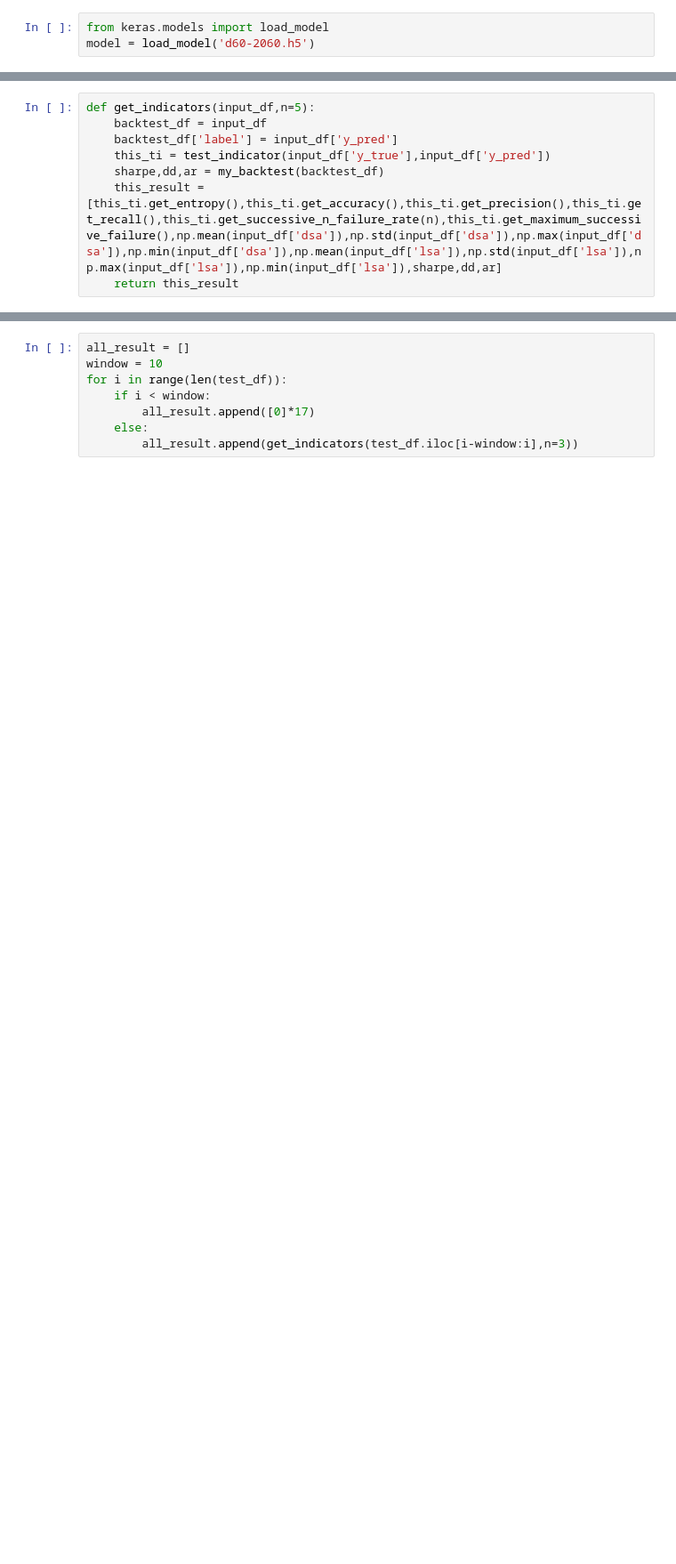
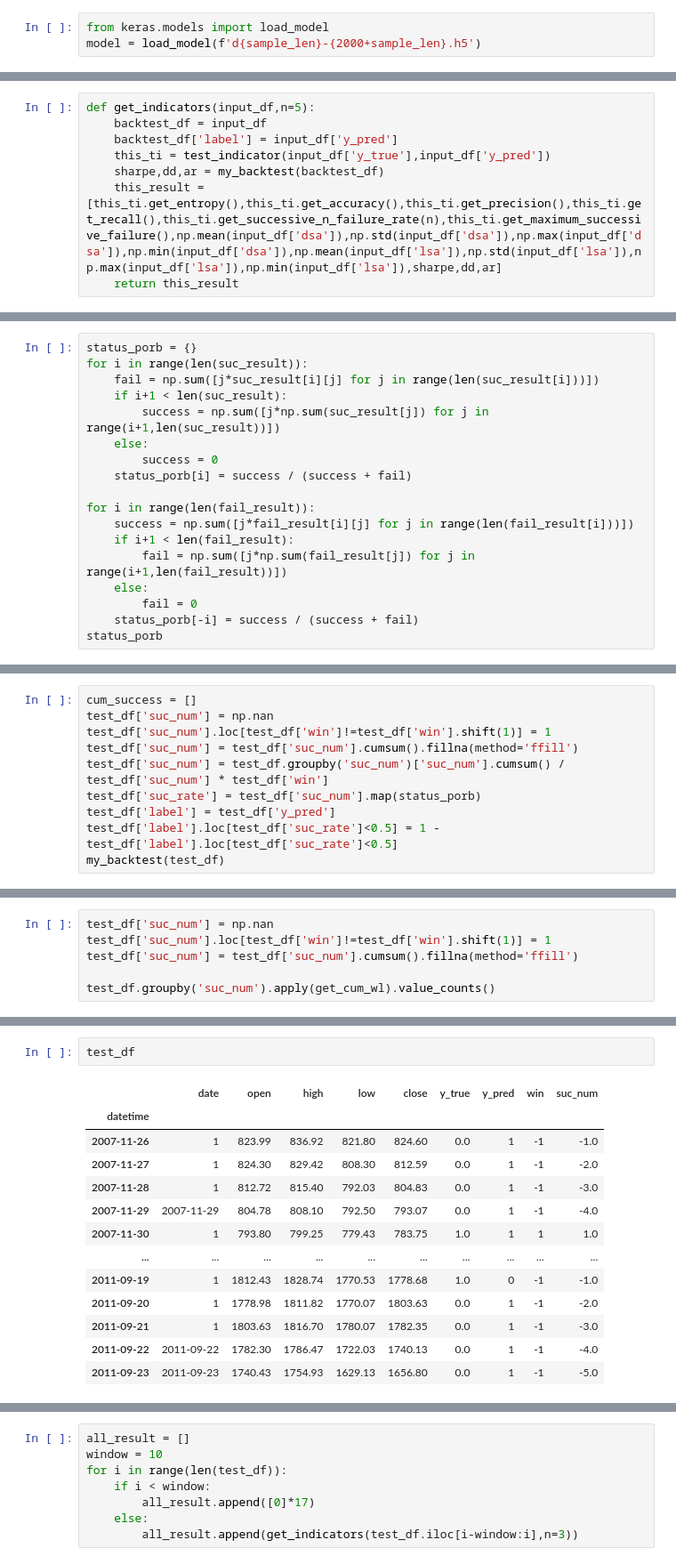
Before and after one commit to SimpleLonely/1218, a Jupyter notebook: src/exp2.ipynb, the cells around one changed output, grey strips where cells are left out. Shown at 89% size. Cells and saved outputs as stored; diff of their text form; blank space fills up the shorter version.

```diff
--- a/src/exp2.ipynb
+++ b/src/exp2.ipynb
@@ -52,4 +78,4 @@ y_train = to_categorical(y_train,2)
 x_train = np.reshape(x_train, (x_train.shape[0],x_train.shape[1],1))
 # %%
 from keras.models import load_model
-model = load_model('d60-2060.h5')
+model = load_model(f'd{sample_len}-{2000+sample_len}.h5')
@@ -169,0 +254,18 @@ def get_indicators(input_df,n=5):
+# %%
+status_porb = {}
+for i in range(len(suc_result)):
+    fail = np.sum([j*suc_result[i][j] for j in range(len(suc_result[i]))])
+    if i+1 < len(suc_result):
+        success = np.sum([j*np.sum(suc_result[j]) for j in range(i+1,len(suc_result))])
+    else:
+        success = 0
+    status_porb[i] = success / (success + fail)
+
+for i in range(len(fail_result)):
+    success = np.sum([j*fail_result[i][j] for j in range(len(fail_result[i]))])
+    if i+1 < len(fail_result):
+        fail = np.sum([j*np.sum(fail_result[j]) for j in range(i+1,len(fail_result))])
+    else:
+        fail = 0
+    status_porb[-i] = success / (success + fail)
+status_porb
@@ -169,0 +290,10 @@ def get_indicators(input_df,n=5):
+# %%
+cum_success = []
+test_df['suc_num'] = np.nan
+test_df['suc_num'].loc[test_df['win']!=test_df['win'].shift(1)] = 1
+test_df['suc_num'] = test_df['suc_num'].cumsum().fillna(method='ffill')
+test_df['suc_num'] = test_df.groupby('suc_num')['suc_num'].cumsum() / test_df['suc_num'] * test_df['win']
+test_df['suc_rate'] = test_df['suc_num'].map(status_porb)
+test_df['label'] = test_df['y_pred']
+test_df['label'].loc[test_df['suc_rate']<0.5] = 1 - test_df['label'].loc[test_df['suc_rate']<0.5]
+my_backtest(test_df)
@@ -169,0 +310,6 @@ def get_indicators(input_df,n=5):
+# %%
+test_df['suc_num'] = np.nan
+test_df['suc_num'].loc[test_df['win']!=test_df['win'].shift(1)] = 1
+test_df['suc_num'] = test_df['suc_num'].cumsum().fillna(method='ffill')
+
+test_df.groupby('suc_num').apply(get_cum_wl).value_counts()
@@ -169,0 +341,16 @@ def get_indicators(input_df,n=5):
+# %%
+test_df
+# %% [output]
+|  | date | open | high | low | close | y_true | y_pred | win | suc_num |
+| datetime |  |  |  |  |  |  |  |  |  |
+| 2007-11-26 | 1 | 823.99 | 836.92 | 821.80 | 824.60 | 0.0 | 1 | -1 | -1.0 |
+| 2007-11-27 | 1 | 824.30 | 829.42 | 808.30 | 812.59 | 0.0 | 1 | -1 | -2.0 |
+| 2007-11-28 | 1 | 812.72 | 815.40 | 792.03 | 804.83 | 0.0 | 1 | -1 | -3.0 |
+| 2007-11-29 | 2007-11-29 | 804.78 | 808.10 | 792.50 | 793.07 | 0.0 | 1 | -1 | -4.0 |
+| 2007-11-30 | 1 | 793.80 | 799.25 | 779.43 | 783.75 | 1.0 | 1 | 1 | 1.0 |
+| ... | ... | ... | ... | ... | ... | ... | ... | ... | ... |
+| 2011-09-19 | 1 | 1812.43 | 1828.74 | 1770.53 | 1778.68 | 1.0 | 0 | -1 | -1.0 |
+| 2011-09-20 | 1 | 1778.98 | 1811.82 | 1770.07 | 1803.63 | 0.0 | 1 | -1 | -2.0 |
+| 2011-09-21 | 1 | 1803.63 | 1816.70 | 1780.07 | 1782.35 | 0.0 | 1 | -1 | -3.0 |
+| 2011-09-22 | 2011-09-22 | 1782.30 | 1786.47 | 1722.03 | 1740.13 | 0.0 | 1 | -1 | -4.0 |
+| 2011-09-23 | 2011-09-23 | 1740.43 | 1754.93 | 1629.13 | 1656.80 | 0.0 | 1 | -1 | -5.0 |
```
Also changed, not shown: parts of 13 cells of this notebook, 1 other file.
